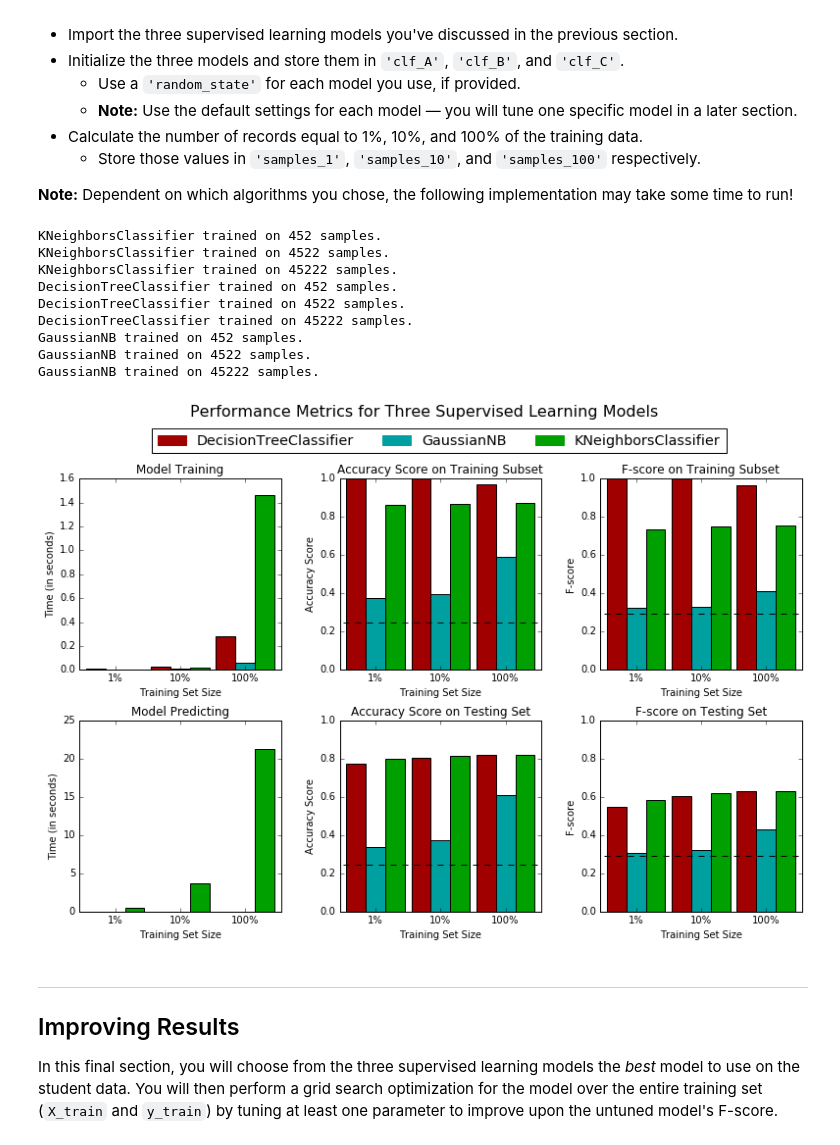
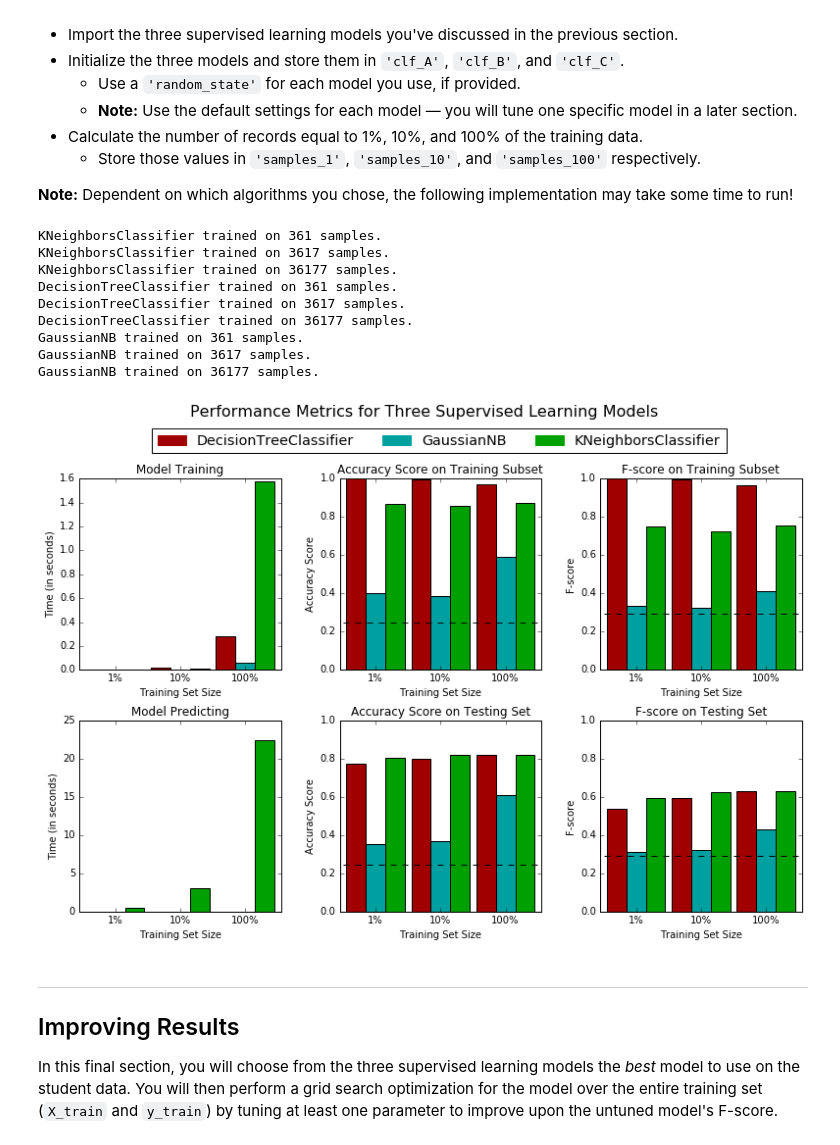
Before and after one commit to adammalpass/machine-learning, a Jupyter notebook: projects/finding_donors/finding_donors.ipynb, the cells around one changed output. Saved outputs shown, nothing was run; the diff lists cells and outputs as text; code cells hidden in the pictures.

Commit message:
Updated so number of samples is based on training data size, not whole data size

```diff
--- a/projects/finding_donors/finding_donors.ipynb
+++ b/projects/finding_donors/finding_donors.ipynb
@@ -345,42 +345,42 @@ In the code cell, you will need to implement the following:
 # %%
 # TODO: Import the three supervised learning models from sklearn
 from sklearn.neighbors import KNeighborsClassifier
 from sklearn.tree import DecisionTreeClassifier
 from sklearn.naive_bayes import GaussianNB
 
 
 # TODO: Initialize the three models
 clf_A = KNeighborsClassifier()
 clf_B = DecisionTreeClassifier(random_state=0)
 clf_C = GaussianNB()
 
 # TODO: Calculate the number of samples for 1%, 10%, and 100% of the training data
-samples_1 = int(n_records * 0.01) #require whole number of samples so cast as int
-samples_10 = int(n_records * 0.1)
-samples_100 = int(n_records)
+samples_1 = int(len(X_train) * 0.01) #require whole number of samples so cast as int
+samples_10 = int(len(X_train) * 0.1)
+samples_100 = int(len(X_train))
 
 # Collect results on the learners
 results = {}
 for clf in [clf_A, clf_B, clf_C]:
     clf_name = clf.__class__.__name__
     results[clf_name] = {}
     for i, samples in enumerate([samples_1, samples_10, samples_100]):
         results[clf_name][i] = \
         train_predict(clf, samples, X_train, y_train, X_test, y_test)
 
 # Run metrics visualization for the three supervised learning models chosen
 vs.evaluate(results, accuracy, fscore)
 # %% [output]
-KNeighborsClassifier trained on 452 samples.
-KNeighborsClassifier trained on 4522 samples.
-KNeighborsClassifier trained on 45222 samples.
-DecisionTreeClassifier trained on 452 samples.
-DecisionTreeClassifier trained on 4522 samples.
-DecisionTreeClassifier trained on 45222 samples.
-GaussianNB trained on 452 samples.
-GaussianNB trained on 4522 samples.
-GaussianNB trained on 45222 samples.
+KNeighborsClassifier trained on 361 samples.
+KNeighborsClassifier trained on 3617 samples.
+KNeighborsClassifier trained on 36177 samples.
+DecisionTreeClassifier trained on 361 samples.
+DecisionTreeClassifier trained on 3617 samples.
+DecisionTreeClassifier trained on 36177 samples.
+GaussianNB trained on 361 samples.
+GaussianNB trained on 3617 samples.
+GaussianNB trained on 36177 samples.
-[figure, old version]
+[figure, new version]
 # %% [markdown]
 ----
 ## Improving Results
```
Also changed, not shown: 1 other file.
